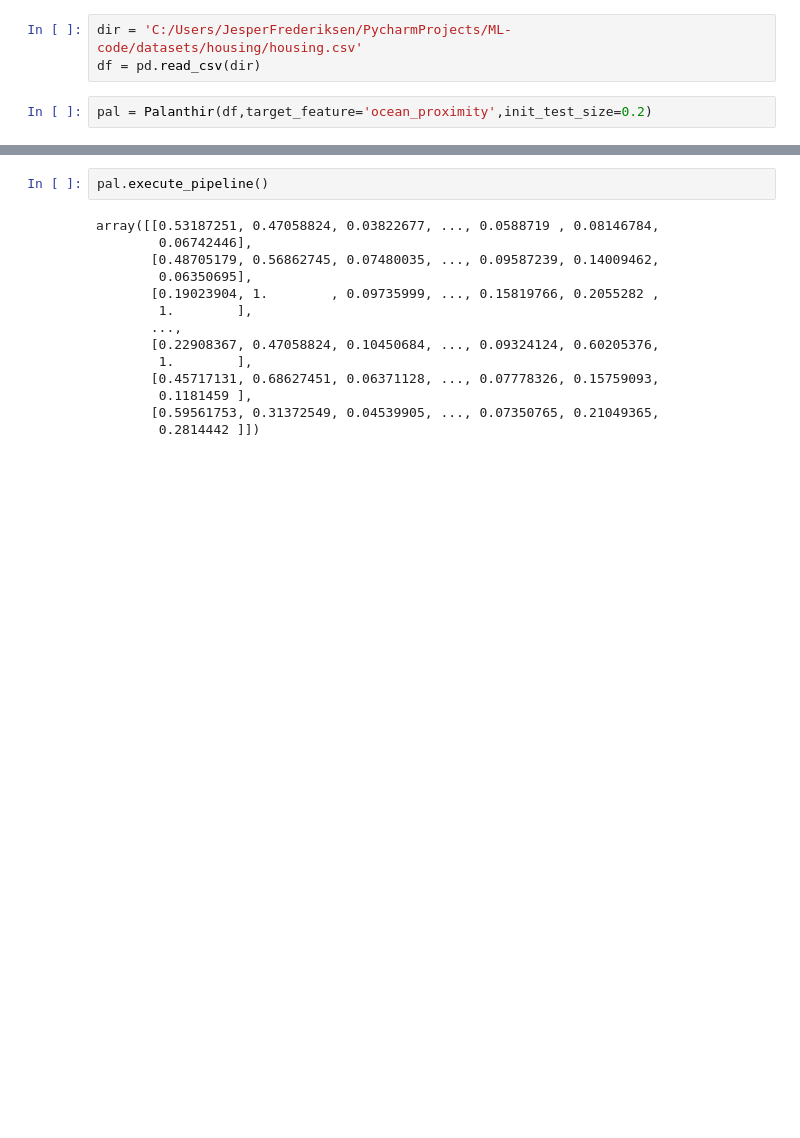
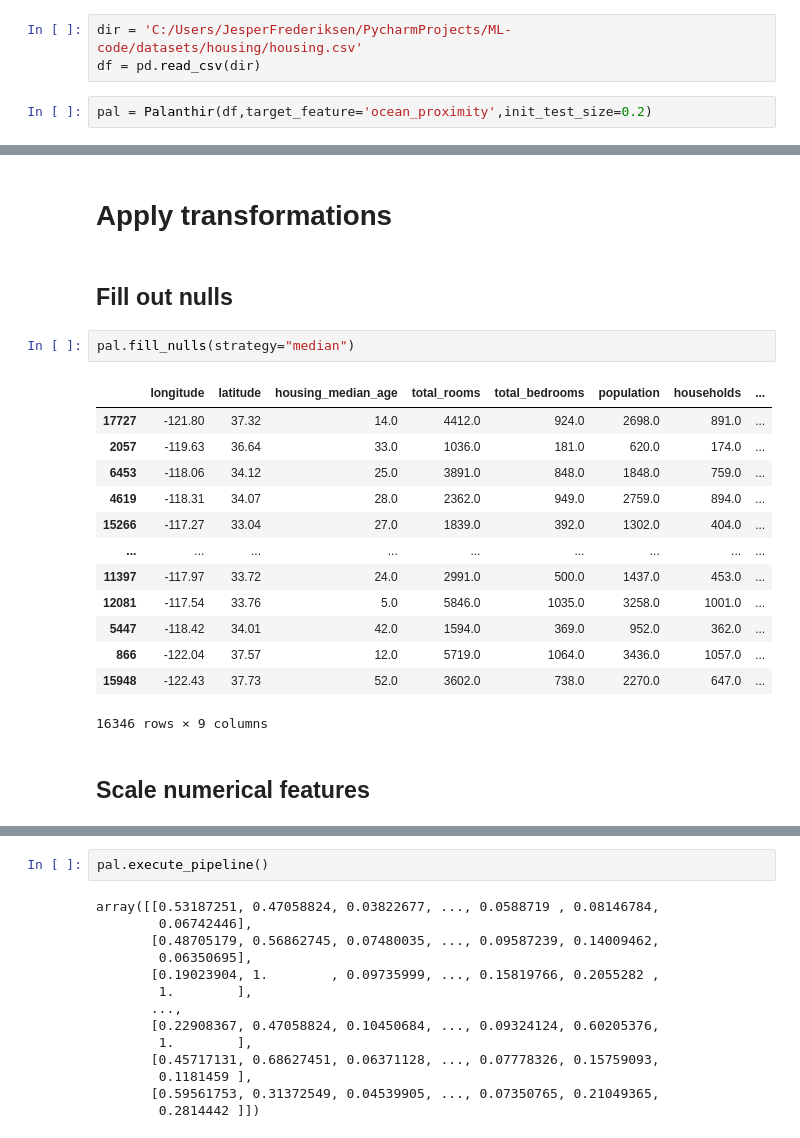
Before and after one commit to B0llemis/MLcode, a Jupyter notebook: Palanthir Experiment.ipynb, the cells around one changed output, grey strips where cells are left out. Drawn from its saved outputs; the diff is of its cells as text; blank space fills up the shorter version.

```diff
--- a/Palanthir Experiment.ipynb
+++ b/Palanthir Experiment.ipynb
@@ -316,3 +465,25 @@ dtype: int64
+# %% [markdown]
+# **Apply transformations**
+# %% [markdown]
+## Fill out nulls
+# %%
+pal.fill_nulls(strategy="median")
+# %% [output]
+|  | longitude | latitude | housing_median_age | total_rooms | total_bedrooms | population | households | ... |
+| 17727 | -121.80 | 37.32 | 14.0 | 4412.0 | 924.0 | 2698.0 | 891.0 | ... |
+| 2057 | -119.63 | 36.64 | 33.0 | 1036.0 | 181.0 | 620.0 | 174.0 | ... |
+| 6453 | -118.06 | 34.12 | 25.0 | 3891.0 | 848.0 | 1848.0 | 759.0 | ... |
+| 4619 | -118.31 | 34.07 | 28.0 | 2362.0 | 949.0 | 2759.0 | 894.0 | ... |
+| 15266 | -117.27 | 33.04 | 27.0 | 1839.0 | 392.0 | 1302.0 | 404.0 | ... |
+| ... | ... | ... | ... | ... | ... | ... | ... | ... |
+| 11397 | -117.97 | 33.72 | 24.0 | 2991.0 | 500.0 | 1437.0 | 453.0 | ... |
+| 12081 | -117.54 | 33.76 | 5.0 | 5846.0 | 1035.0 | 3258.0 | 1001.0 | ... |
+| 5447 | -118.42 | 34.01 | 42.0 | 1594.0 | 369.0 | 952.0 | 362.0 | ... |
+| 866 | -122.04 | 37.57 | 12.0 | 5719.0 | 1064.0 | 3436.0 | 1057.0 | ... |
+| 15948 | -122.43 | 37.73 | 52.0 | 3602.0 | 738.0 | 2270.0 | 647.0 | ... |
+16346 rows × 9 columns
+# %% [markdown]
+## Scale numerical features
 # %%
 pal.scale(strategy="MinMax")
 # %% [output]
```
Also changed, not shown: parts of 36 cells of this notebook.
